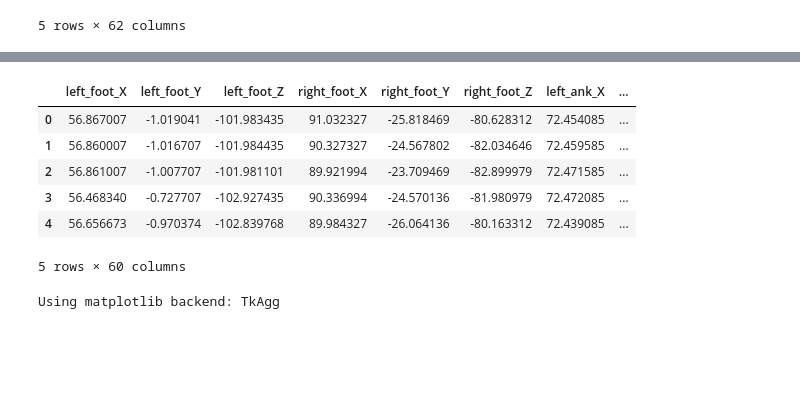
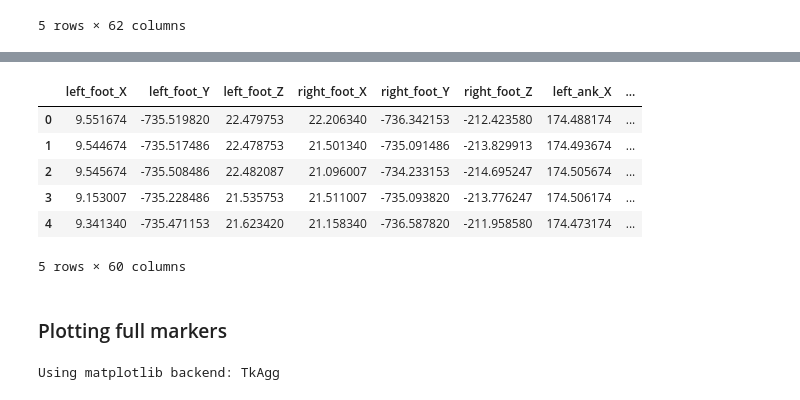
Before and after one commit to gaggioaxel/OoM-Thesis, a Jupyter notebook: code/src/OoM.ipynb, the cells around one changed output, grey strips where cells are left out. Drawn from its saved outputs; the diff is of its cells as text; code cells hidden in the pictures; blank space fills up the shorter version.

```diff
--- a/code/src/OoM.ipynb
+++ b/code/src/OoM.ipynb
@@ -181,47 +180,49 @@ reducedMarkerNames = ['left_foot',
                       'right_wrist',
                       'left_elbow',
                       'right_elbow',
                       'left_shoulder',
                       'shoulder_center',
                       'right_shoulder',
                       'head']
 fullMarkerNames = [colname[:-2] for colname in list(data.iloc[:1,3::3].columns)]
 reduced20MarkersToFullMarkers = map_reduce_num_markers(fullMarkerNames, reducedMarkerNames)
 reduced20MarkersToFullMarkersX = {key+'_X': [elem+' X' for elem in reduced20MarkersToFullMarkers[key]] for key in reduced20MarkersToFullMarkers.keys()}
 reduced20MarkersToFullMarkersY = {key+'_Y': [elem+' Y' for elem in reduced20MarkersToFullMarkers[key]] for key in reduced20MarkersToFullMarkers.keys()}
 reduced20MarkersToFullMarkersZ = {key+'_Z': [elem+' Z' for elem in reduced20MarkersToFullMarkers[key]] for key in reduced20MarkersToFullMarkers.keys()}
 
 posTable = data.iloc[:,3:]
 
 posTableX = posTable.iloc[:,::3]
 posTableY = posTable.iloc[:,1::3]
 posTableZ = posTable.iloc[:,2::3]
 
-reducedPosX = pd.concat([posTableX[reduced20MarkersToFullMarkersX[colName+'_X']].mean(axis=1) for colName in reducedMarkerNames],axis=1,keys=[name+'_X' for name in reducedMarkerNames])
-reducedPosY = pd.concat([posTableY[reduced20MarkersToFullMarkersY[colName+'_Y']].mean(axis=1) for colName in reducedMarkerNames],axis=1,keys=[name+'_Y' for name in reducedMarkerNames])
-reducedPosZ = pd.concat([posTableZ[reduced20MarkersToFullMarkersZ[colName+'_Z']].mean(axis=1) for colName in reducedMarkerNames],axis=1,keys=[name+'_Z' for name in reducedMarkerNames])
+reducedPosTableX = pd.concat([posTableX[reduced20MarkersToFullMarkersX[colName+'_X']].mean(axis=1) for colName in reducedMarkerNames],axis=1,keys=[name+'_X' for name in reducedMarkerNames])
+reducedPosTableY = pd.concat([posTableY[reduced20MarkersToFullMarkersY[colName+'_Y']].mean(axis=1) for colName in reducedMarkerNames],axis=1,keys=[name+'_Y' for name in reducedMarkerNames])
+reducedPosTableZ = pd.concat([posTableZ[reduced20MarkersToFullMarkersZ[colName+'_Z']].mean(axis=1) for colName in reducedMarkerNames],axis=1,keys=[name+'_Z' for name in reducedMarkerNames])
 
-reducedPosX = reducedPosX - reducedPosX.mean()
-reducedPosY = reducedPosY - reducedPosY.mean(axis=0)
-reducedPosZ = reducedPosZ - reducedPosZ.mean(axis=0)
+reducedPosTableX = reducedPosTableX - reducedPosTableX.mean(axis=None)
+reducedPosTableY = reducedPosTableY - reducedPosTableY.mean(axis=None)
+reducedPosTableZ = reducedPosTableZ - reducedPosTableZ.mean(axis=None)
 
 def xyz_tables_to_xyz_columns(tablesList):
     xTable,yTable,zTable = tablesList
     mergedTable = pd.DataFrame()
     for joint in range(xTable.shape[1]):
         mergedTable = pd.concat([mergedTable,xTable.iloc[:,joint],yTable.iloc[:,joint],zTable.iloc[:,joint]],axis=1)
     return mergedTable
 
-reducedPos = xyz_tables_to_xyz_columns([reducedPosX,reducedPosY,reducedPosZ])
-reducedPos.head()
+reducedPosTable = xyz_tables_to_xyz_columns([reducedPosTableX,reducedPosTableY,reducedPosTableZ])
+reducedPosTable.head()
 # %% [output]
 |  | left_foot_X | left_foot_Y | left_foot_Z | right_foot_X | right_foot_Y | right_foot_Z | left_ank_X | ... |
-| 0 | 56.867007 | -1.019041 | -101.983435 | 91.032327 | -25.818469 | -80.628312 | 72.454085 | ... |
-| 1 | 56.860007 | -1.016707 | -101.984435 | 90.327327 | -24.567802 | -82.034646 | 72.459585 | ... |
-| 2 | 56.861007 | -1.007707 | -101.981101 | 89.921994 | -23.709469 | -82.899979 | 72.471585 | ... |
-| 3 | 56.468340 | -0.727707 | -102.927435 | 90.336994 | -24.570136 | -81.980979 | 72.472085 | ... |
-| 4 | 56.656673 | -0.970374 | -102.839768 | 89.984327 | -26.064136 | -80.163312 | 72.439085 | ... |
+| 0 | 9.551674 | -735.519820 | 22.479753 | 22.206340 | -736.342153 | -212.423580 | 174.488174 | ... |
+| 1 | 9.544674 | -735.517486 | 22.478753 | 21.501340 | -735.091486 | -213.829913 | 174.493674 | ... |
+| 2 | 9.545674 | -735.508486 | 22.482087 | 21.096007 | -734.233153 | -214.695247 | 174.505674 | ... |
+| 3 | 9.153007 | -735.228486 | 21.535753 | 21.511007 | -735.093820 | -213.776247 | 174.506174 | ... |
+| 4 | 9.341340 | -735.471153 | 21.623420 | 21.158340 | -736.587820 | -211.958580 | 174.473174 | ... |
 5 rows × 60 columns
+# %% [markdown]
+### Plotting full markers
 # %%
 from matplotlib import pyplot as plt
 %matplotlib
```
Also changed, not shown: parts of 11 cells of this notebook, 2 other files.
